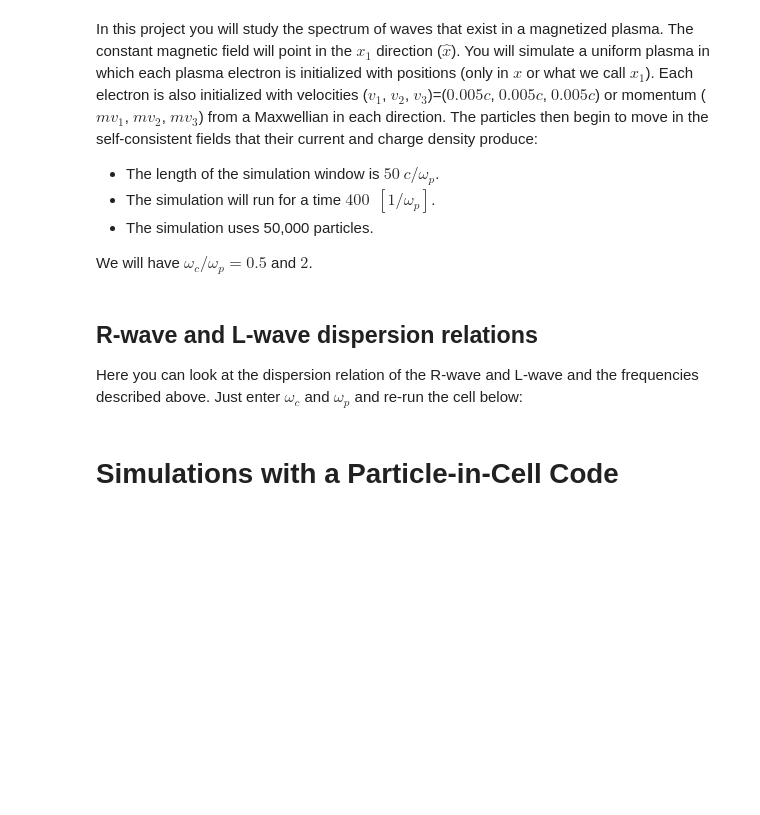
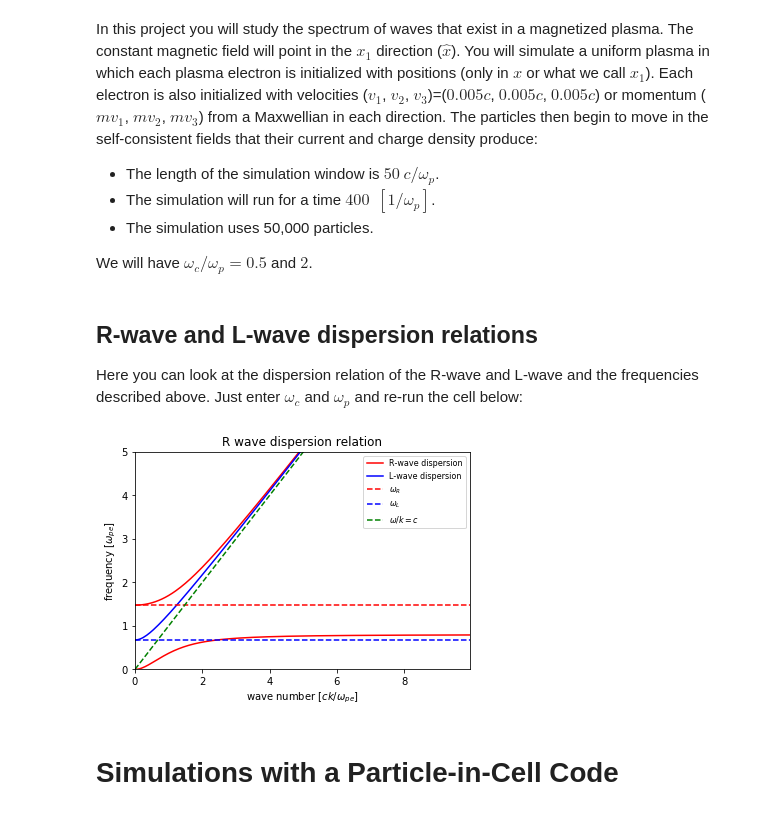
Before and after one commit to UCLA-Plasma-Simulation-Group/JupyterPIC, a Jupyter notebook: notebooks/r-and-l-mode-dispersion/r-and-l-mode-dispersion.ipynb, the cells around one changed output. Cells and saved outputs as stored; diff of their text form; code cells hidden in the pictures; blank space fills up the shorter version.

```diff
--- a/notebooks/r-and-l-mode-dispersion/r-and-l-mode-dispersion.ipynb
+++ b/notebooks/r-and-l-mode-dispersion/r-and-l-mode-dispersion.ipynb
@@ -30,7 +30,7 @@ Here you can look at the dispersion relation of the R-wave and L-wave and the fr
 #############
 # here we specify the plasma conditions
 wp=1
-wc=0.5
+wc=0.8
 #############
 
 from scipy.optimize import fsolve
@@ -59,33 +59,35 @@ warrayL=np.zeros(karray.shape[0]); warrayR1=np.zeros(karray.shape[0]); warrayR2=
 wLarray=np.zeros(karray.shape[0]); wR1array=np.zeros(karray.shape[0]); wR2array=np.zeros(karray.shape[0]);
 #wHarray=np.zeros(karray.shape[0])
 
 wLarray[:]=wL
 wR1array[:]=0.01
 wR2array[:]=wR
 #wHarray[:]=np.sqrt(wp*wp+wc*wc)
 
 warrayL[0]=wL
 warrayR1[0]=0.01
 warrayR2[0]=wR
 for ik in range(1,nk):
     warrayR2[ik]=fsolve(rwave_disp,warrayR2[ik-1],args=(wp,wc,karray[ik]))
     warrayR1[ik]=fsolve(rwave_disp,warrayR1[ik-1],args=(wp,wc,karray[ik]))
     warrayL[ik]=fsolve(lwave_disp,warrayL[ik-1],args=(wp,wc,karray[ik]))
 
 plt.plot(karray,warrayR1,'r',label='R-wave dispersion')
 plt.plot(karray,warrayR2,'r')
 plt.plot(karray,warrayL,'b',label='L-wave dispersion')
 plt.plot(karray,wR2array,'r--',label='$\omega_R$')
 plt.plot(karray,wLarray,'b--',label='$\omega_L$')
 plt.plot(karray, karray,'g--',label='$\omega/k=c$')
 plt.xlabel('wave number $[ck/\omega_{pe}]$')
 plt.ylabel('frequency $[\omega_{pe}]$')
 plt.title('R wave dispersion relation')
 plt.legend()
 plt.xlim([karray[0],karray[nk-1]])
 plt.ylim([0,5])#karray[nk-1]+1.0])
 plt.legend(loc=0, fontsize=8)
 plt.show()
+# %% [output]
+[figure, added]
 # %% [markdown]
 # Simulations with a Particle-in-Cell Code
 # %% [markdown]
```
Also changed, not shown: 6 other files.
